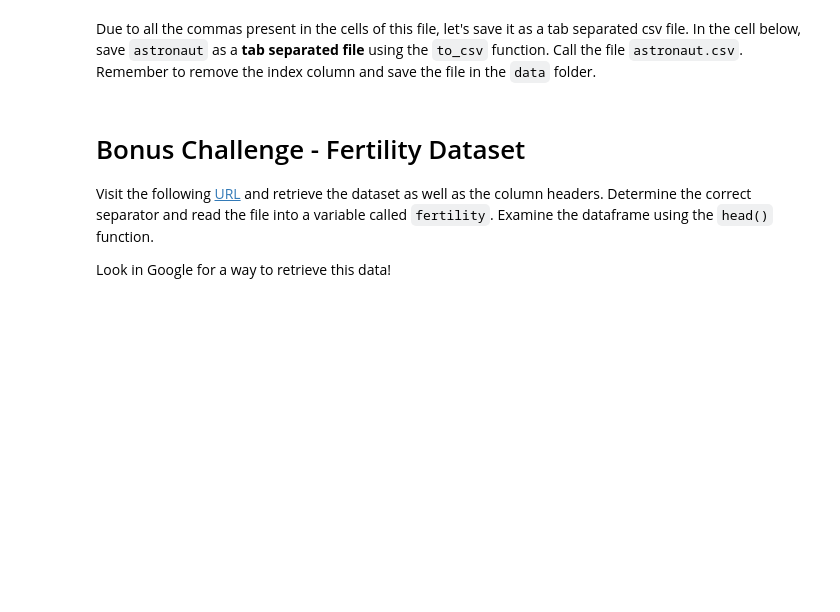
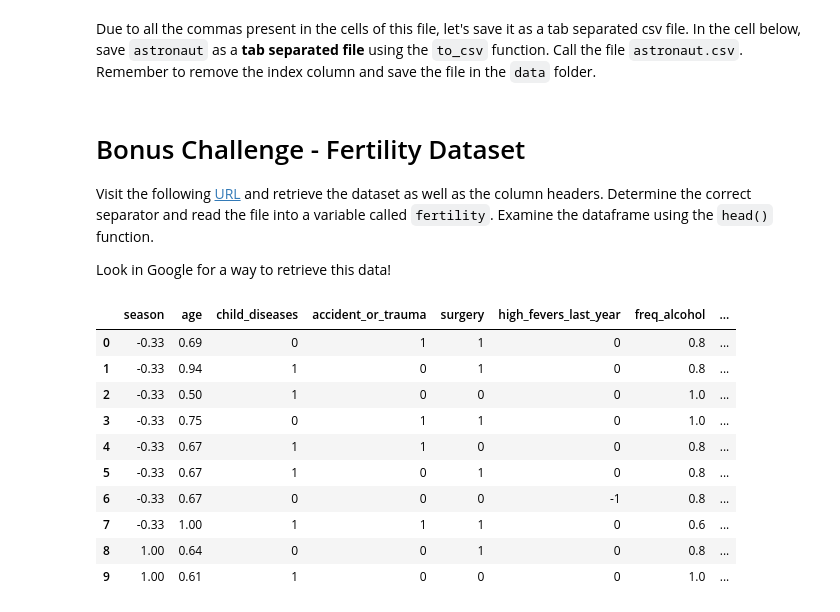
Before and after one commit to Binardino/IronHack-Data-Analysis-Module-1-Python, a Jupyter notebook: Pandas - Import&Export/your-code/Import&Export - Challenge.ipynb, the cells around one changed output. Drawn from its saved outputs; the diff is of its cells as text; code cells hidden in the pictures; blank space fills up the shorter version.

```diff
--- a/Pandas - Import&Export/your-code/Import&Export - Challenge.ipynb
+++ b/Pandas - Import&Export/your-code/Import&Export - Challenge.ipynb
@@ -145,0 +271,22 @@ Look in Google for a way to retrieve this data!
+# %%
+fertility_url = 'https://archive.ics.uci.edu/ml/machine-learning-databases/00244/fertility_Diagnosis.txt'
+
+
+col_name = ['season', 'age', 'child_diseases', 'accident_or_trauma', 'surgery', 'high_fevers_last_year',
+        'freq_alcohol', 'smoking_habit', 'sitting_hours', 'output'];
+# %%
+fertility = pd.read_csv(fertility_url, names=col_name)
+# %%
+fertility.head(10)
+# %% [output]
+|  | season | age | child_diseases | accident_or_trauma | surgery | high_fevers_last_year | freq_alcohol | ... |
+| 0 | -0.33 | 0.69 | 0 | 1 | 1 | 0 | 0.8 | ... |
+| 1 | -0.33 | 0.94 | 1 | 0 | 1 | 0 | 0.8 | ... |
+| 2 | -0.33 | 0.50 | 1 | 0 | 0 | 0 | 1.0 | ... |
+| 3 | -0.33 | 0.75 | 0 | 1 | 1 | 0 | 1.0 | ... |
+| 4 | -0.33 | 0.67 | 1 | 1 | 0 | 0 | 0.8 | ... |
+| 5 | -0.33 | 0.67 | 1 | 0 | 1 | 0 | 0.8 | ... |
+| 6 | -0.33 | 0.67 | 0 | 0 | 0 | -1 | 0.8 | ... |
+| 7 | -0.33 | 1.00 | 1 | 1 | 1 | 0 | 0.6 | ... |
+| 8 | 1.00 | 0.64 | 0 | 0 | 1 | 0 | 0.8 | ... |
+| 9 | 1.00 | 0.61 | 1 | 0 | 0 | 0 | 1.0 | ... |
```
Also changed, not shown: parts of 21 cells of this notebook, 2 other files.
